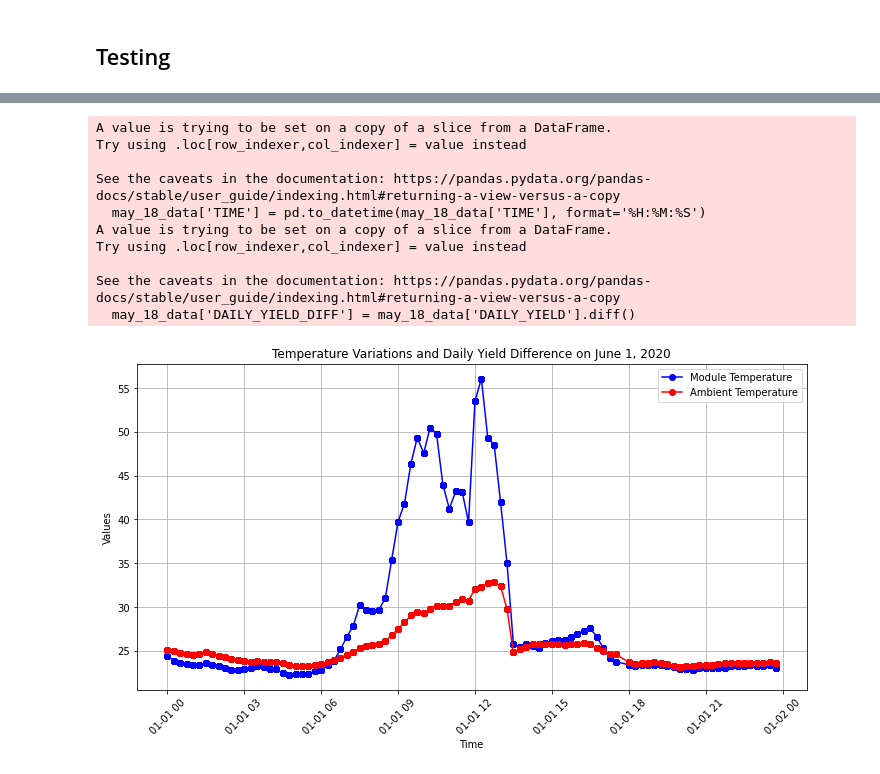
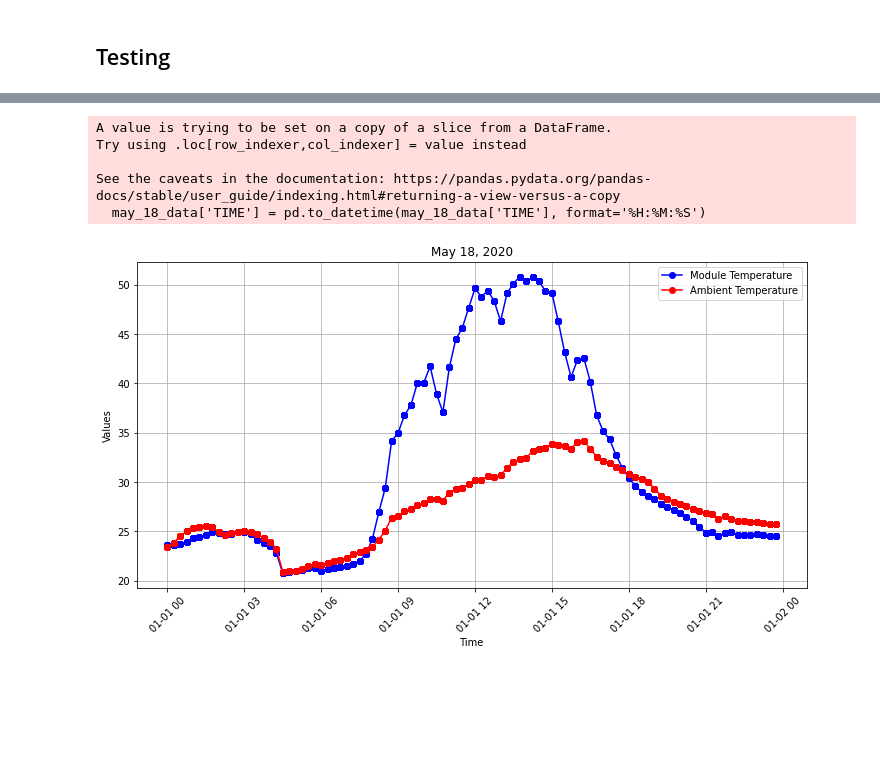
Before and after one commit to LUKEZFLU/elile_kaggle, a Jupyter notebook: q2_panel_cleaning.ipynb, the cells around one changed output, grey strips where cells are left out. Saved outputs shown, nothing was run; the diff lists cells and outputs as text; code cells hidden in the pictures; blank space fills up the shorter version.

```diff
--- a/q2_panel_cleaning.ipynb
+++ b/q2_panel_cleaning.ipynb
@@ -80,33 +99,23 @@ print(data.sample(5))
 # %%
-# Correcting the conversion of TIME to datetime format
-may_18_data = data[data['DATE'] == '2020-05-18']
+
 
 # Converting TIME to datetime format
 may_18_data['TIME'] = pd.to_datetime(may_18_data['TIME'], format='%H:%M:%S')
 
-# Calculating the difference in DAILY_YIELD
-may_18_data['DAILY_YIELD_DIFF'] = may_18_data['DAILY_YIELD'].diff()
-
 plt.figure(figsize=(12, 6))
 plt.plot(may_18_data['TIME'], may_18_data['MODULE_TEMPERATURE'], marker='o', linestyle='-', color='b', label='Module Temperature')
 plt.plot(may_18_data['TIME'], may_18_data['AMBIENT_TEMPERATURE'], marker='o', linestyle='-', color='r', label='Ambient Temperature')
-#plt.plot(may_18_data['TIME'], may_18_data['DAILY_YIELD_DIFF'], marker='o', linestyle='-', color='g', label='Daily Yield Difference')
-plt.title('Temperature Variations and Daily Yield Difference on June 1, 2020')
+plt.title('May 18, 2020')
 plt.xlabel('Time')
 plt.ylabel('Values')
 plt.legend()
 plt.grid(True)
 plt.xticks(rotation=45)
 plt.show()
 # %% [output]
 A value is trying to be set on a copy of a slice from a DataFrame.
 Try using .loc[row_indexer,col_indexer] = value instead
 
 See the caveats in the documentation: https://pandas.pydata.org/pandas-docs/stable/user_guide/indexing.html#returning-a-view-versus-a-copy
   may_18_data['TIME'] = pd.to_datetime(may_18_data['TIME'], format='%H:%M:%S')
-A value is trying to be set on a copy of a slice from a DataFrame.
-Try using .loc[row_indexer,col_indexer] = value instead
-
-See the caveats in the documentation: https://pandas.pydata.org/pandas-docs/stable/user_guide/indexing.html#returning-a-view-versus-a-copy
-  may_18_data['DAILY_YIELD_DIFF'] = may_18_data['DAILY_YIELD'].diff()
-[figure, old version]
+[figure, new version]
```
Also changed, not shown: parts of 8 cells of this notebook.
